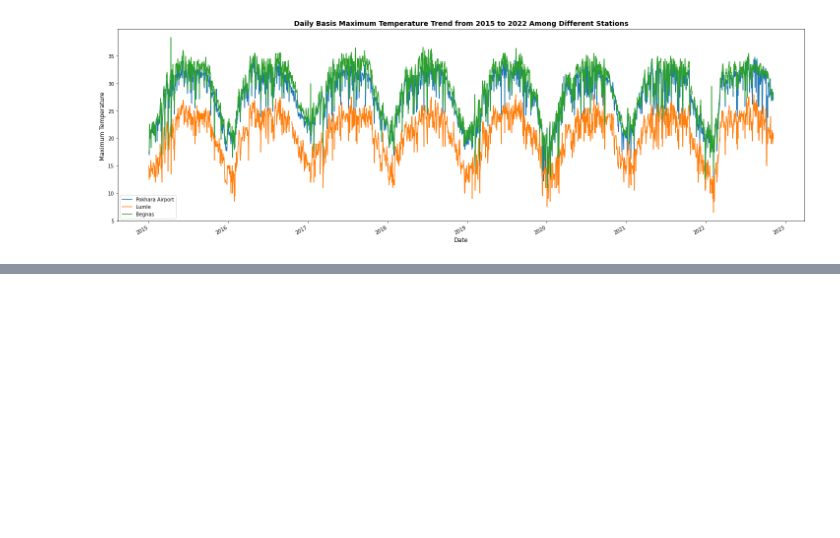
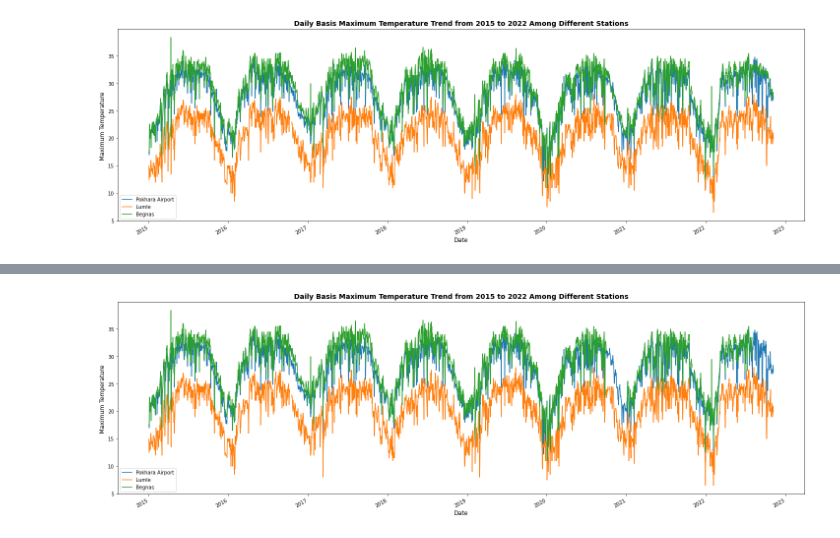
Before and after one commit to supathdhitalGEO/Weather-Forecasting, a Jupyter notebook: visualization/visualization.ipynb, the cells around one changed output, grey strips where cells are left out. Drawn from its saved outputs; the diff is of its cells as text; code cells hidden in the pictures; blank space fills up the shorter version.

```diff
--- a/visualization/visualization.ipynb
+++ b/visualization/visualization.ipynb
@@ -397,0 +398,3 @@ plt.legend()
+# %%
+m=pd.read_csv('./RawMAXTemp.csv')
+m.head()
@@ -397,0 +408,12 @@ plt.legend()
+# %%
+m['Time']=pd.to_datetime(m['Time'])
+Max=m.set_index('Time')
+# %%
+Max.plot(figsize=(25,8))
+plt.xlabel('Date', fontsize=12)
+plt.ylabel('Maximum Temperature ',fontsize=12)
+plt.title('Daily Basis Maximum Temperature Trend from 2015 to 2022 Among Different Stations',fontsize=14, fontweight='bold')
+plt.legend()
+plt.savefig('./images/RAWMaxtrend.png',dpi=800)
+# %% [output]
+[figure, added]
```
Also changed, not shown: parts of 3 cells of this notebook, 5 other files.
